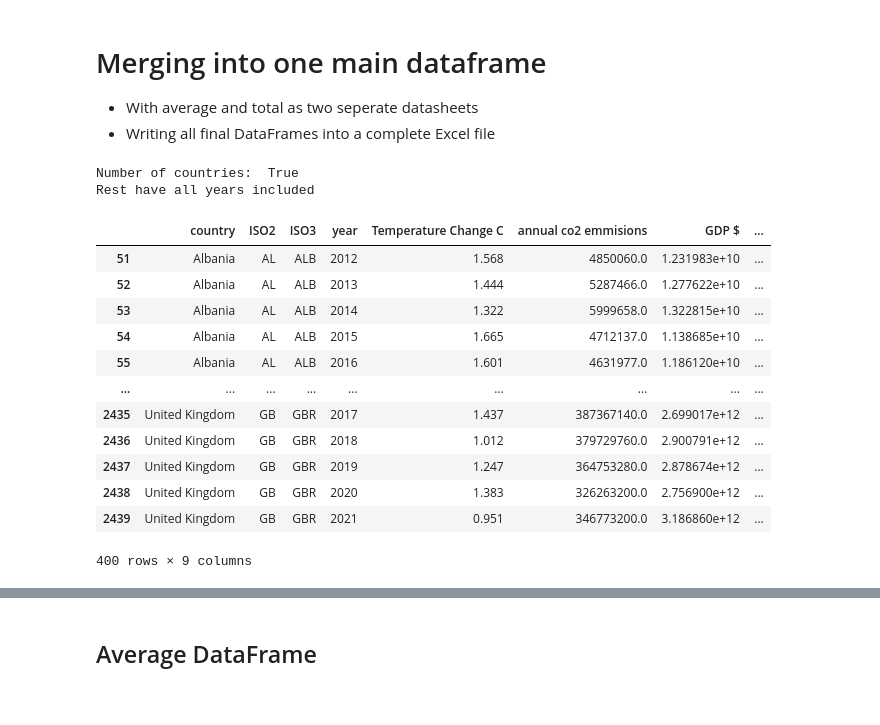
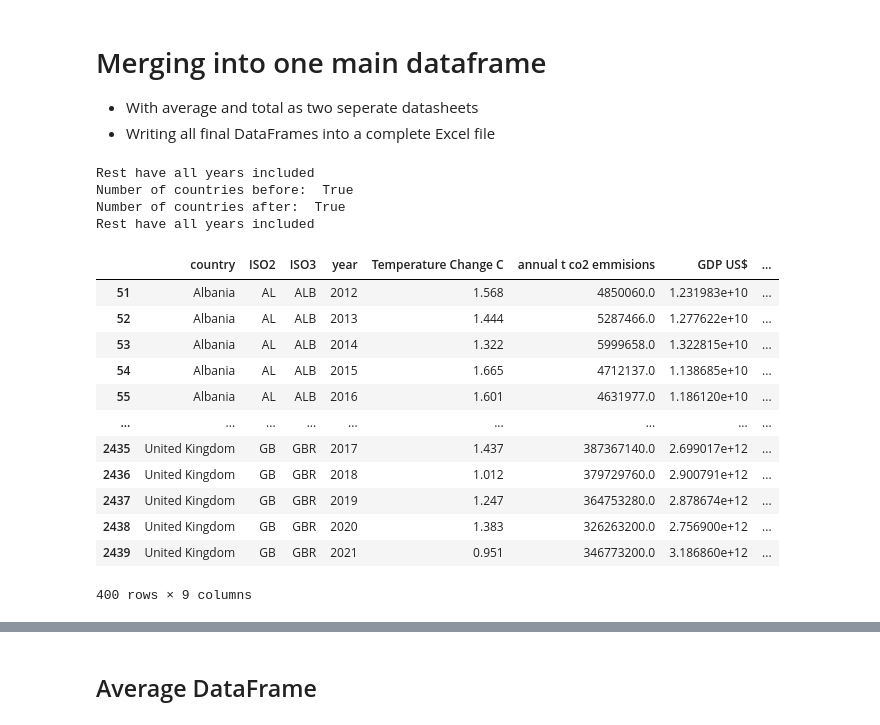
Before and after one commit to TrulsST/VisualAnalytics, a Jupyter notebook: Data_processing.ipynb, the cells around one changed output, grey strips where cells are left out. Cells and saved outputs as stored; diff of their text form; code cells hidden in the pictures.

Commit message:
Main clean kjørr

```diff
--- a/Data_processing.ipynb
+++ b/Data_processing.ipynb
@@ -279,7 +85,7 @@ df_co2 = df_co2[df_co2['ISO3'].isin(set(df_temp_change_euro['ISO3']))]
 
 df_co2["year"] = pd.to_numeric(df_co2["year"])
 df_co2 = df_co2[['ISO3', 'year', 'annual co2 emmisions']]
-
+df_co2.rename(columns={'annual co2 emmisions' : 'annual t co2 emmisions'}, inplace = True)
 print("All countries: ", len((set(eu_codes) - set(df_co2['ISO3']))) == 0)
 df_co2.info()
 # %% [output]
@@ -304,7 +110,7 @@ df_gdp.drop(['Country Name', 'Indicator Name', 'Indicator Code'], axis = 1, inpl
 df_gdp.columns = df_gdp.columns.str.lower()
 df_gdp.rename(columns = {'country code' : "ISO3"}, inplace=True)
 
-df_gdp = pd.melt(df_gdp, id_vars=["ISO3"], var_name = ['year'], value_name = 'GDP $')
+df_gdp = pd.melt(df_gdp, id_vars=["ISO3"], var_name = ['year'], value_name = 'GDP US$')
 df_gdp["year"] = pd.to_numeric(df_gdp["year"])
 
 print("All countries: ", len((set(eu_codes) - set(df_gdp['ISO3']))) == 0)
@@ -339,7 +145,7 @@ df_green_bonds.drop(['cts_name', 'unit', 'objectid', 'country'],axis = 1, inplac
 
 df_green_bonds.rename(columns = {'iso3' : "ISO3"}, inplace=True)
 
-df_green_bonds = pd.melt(df_green_bonds, id_vars=["ISO3"], var_name = ['year'], value_name = 'Green Bonds Issuance $')
+df_green_bonds = pd.melt(df_green_bonds, id_vars=["ISO3"], var_name = ['year'], value_name = 'Green Bonds Issuance US$')
 df_green_bonds["year"] = pd.to_numeric(df_green_bonds["year"])
 df_green_bonds.sort_values(by=["ISO3", 'year'], inplace=True)
 
@@ -469,48 +277,57 @@ country_name_change = {
 # %%
 df_main = df_temp_done
 
+# Check if all conseccutive years are present
+## Check if all years still in the dataset for every country
+for c in df_main['country'].unique():
+    for_this_c = df_main[df_main['country'] == c]
+    all_years = (for_this_c['year'] == list(range(min(for_this_c['year']), max(for_this_c['year']) + 1))).all()
+    if not all_years:
+        print("Not Consecutive years included for: ", c)
+print("Rest have all years included")
+
+# Check if all countries in dataset
+print("Number of countries before: ",len(df_main['country'].unique()) == len(eu_codes))
+
 # Merge instead of join, because join uses index, while merge could specify
 # multiple columns
+# Using left joint, since we want to hold all values already in the dataframe
+# for instance the years, so all missing years in later merged dataframes
+# will be set to Nans
 
-# Merge co2 data
-df_main = df_main.merge(df_co2, left_on=['ISO3','year'], right_on = ['ISO3', 'year'], how = 'left')
+# Merge all dataframes
 
-df_main = df_main.merge(df_gdp, left_on=['ISO3','year'], right_on = ['ISO3', 'year'], how = 'left')
+dfs = [df_co2, df_gdp, df_green_bonds, df_pop]
 
-df_main = df_main.merge(df_green_bonds,
-                        left_on=['ISO3','year'],
-                        right_on = ['ISO3', 'year'],
-                        how = 'left')
+for frame in dfs:
 
-df_main = df_main.merge(df_pop,
-                        left_on=['ISO3','year'],
-                        right_on = ['ISO3', 'year'],
-                        how = 'left')
+    df_main = df_main.merge(frame, left_on=['ISO3','year'], right_on = ['ISO3', 'year'], how = 'left')
 
 # Insert country name
 df_main['country'] = df_main['ISO2']
 df_main['country'].replace(iso_name, inplace=True)
 
 ## Only keep relevant time period
 df_main = df_main[df_main['year'].isin(set(time_period))]
 
-
 # Check if all countries still in the dataset
-print("Number of countries: ",len(df_main['country'].unique()) == len(eu_codes))
+print("Number of countries after: ",len(df_main['country'].unique()) == len(eu_codes))
 
 ## Check if all years still in the dataset for every country
 for c in df_main['country'].unique():
     for_this_c = df_main[df_main['country'] == c]
     all_years = (for_this_c['year'] == time_period).all()
     if not all_years:
         print("Not Consecutive years included for: ", c)
 print("Rest have all years included")
 
 df_main
 # %% [output]
-Number of countries:  True
 Rest have all years included
+Number of countries before:  True
+Number of countries after:  True
+Rest have all years included
-|  | country | ISO2 | ISO3 | year | Temperature Change C | annual co2 emmisions | GDP $ | ... |
+|  | country | ISO2 | ISO3 | year | Temperature Change C | annual t co2 emmisions | GDP US$ | ... |
 | 51 | Albania | AL | ALB | 2012 | 1.568 | 4850060.0 | 1.231983e+10 | ... |
 | 52 | Albania | AL | ALB | 2013 | 1.444 | 5287466.0 | 1.277622e+10 | ... |
 | 53 | Albania | AL | ALB | 2014 | 1.322 | 5999658.0 | 1.322815e+10 | ... |
```
Also changed, not shown: parts of 14 cells of this notebook, 4 other files.
